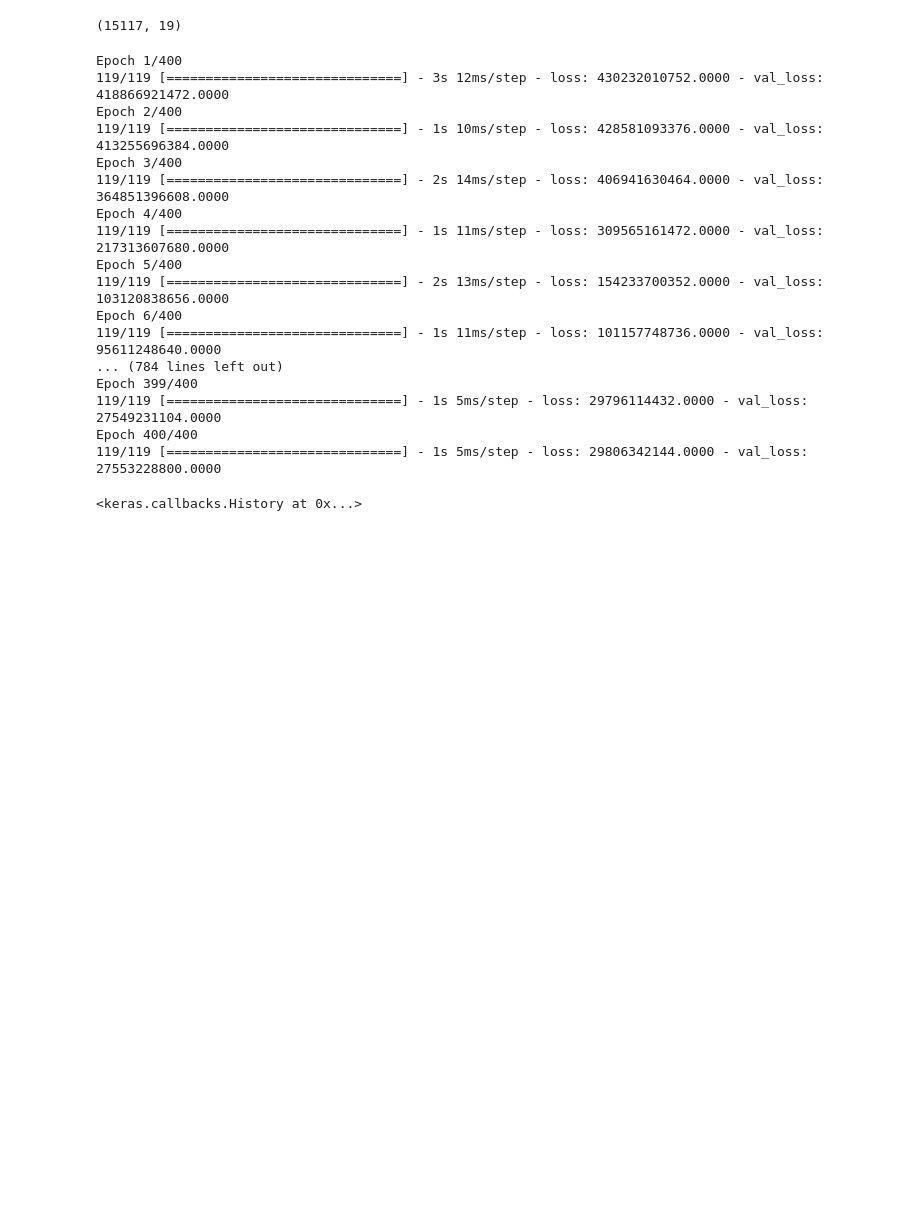
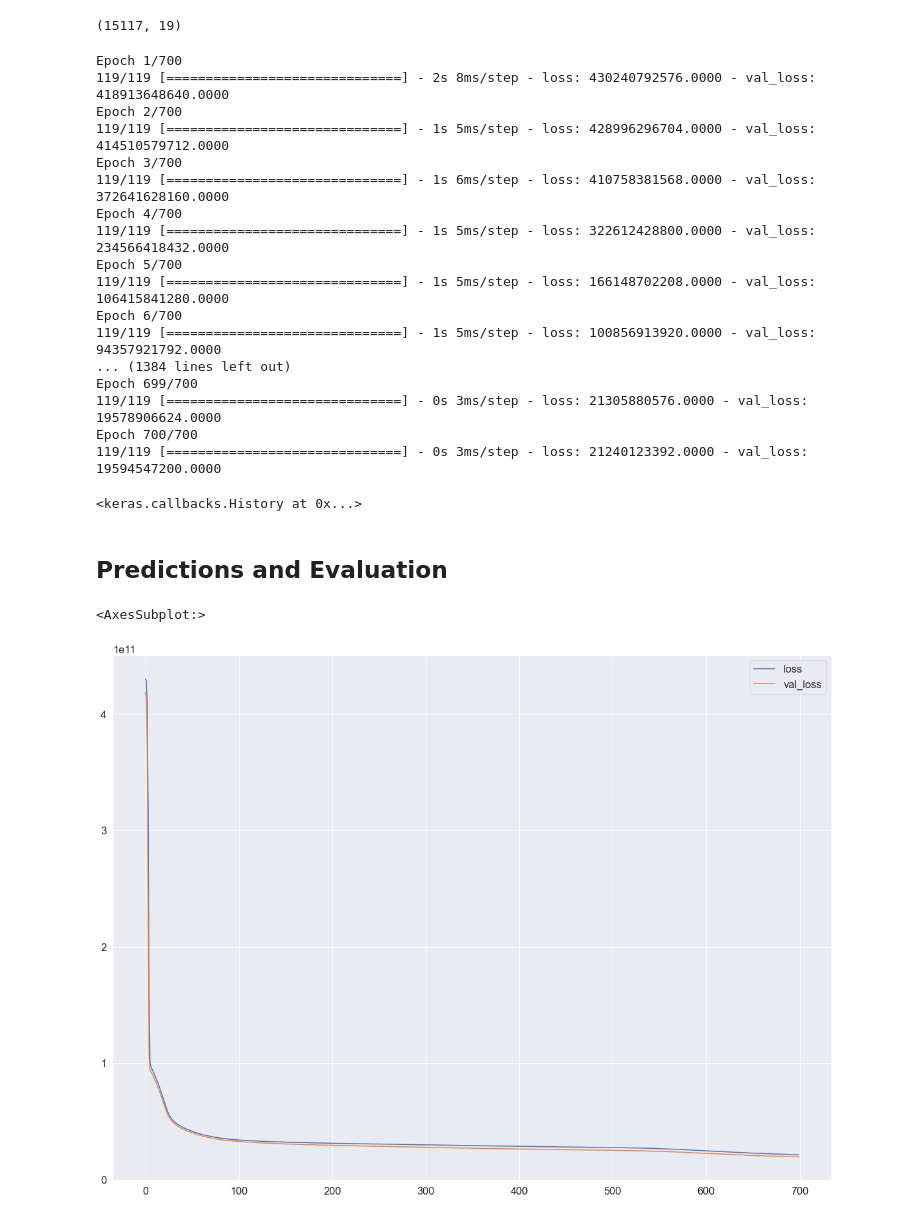
Before and after one commit to Ganesh4693/Tensorflow, a Jupyter notebook: Tensorflow.ipynb, the cells around one changed output. Cells and saved outputs as stored; diff of their text form; code cells hidden in the pictures; blank space fills up the shorter version.

```diff
--- a/Tensorflow.ipynb
+++ b/Tensorflow.ipynb
@@ -385,23 +386,33 @@ model.add(Dense(1))
 
 model.compile(optimizer='adam',loss='mse')
 # %%
-model.fit(x=X_train,y=y_train,validation_data=(X_test,y_test),batch_size=128,epochs=400)
+model.fit(x=X_train,y=y_train,validation_data=(X_test,y_test),batch_size=128,epochs=700)
 # %% [output]
-Epoch 1/400
-119/119 [==============================] - 3s 12ms/step - loss: 430232010752.0000 - val_loss: 418866921472.0000
-Epoch 2/400
-119/119 [==============================] - 1s 10ms/step - loss: 428581093376.0000 - val_loss: 413255696384.0000
-Epoch 3/400
-119/119 [==============================] - 2s 14ms/step - loss: 406941630464.0000 - val_loss: 364851396608.0000
-Epoch 4/400
-119/119 [==============================] - 1s 11ms/step - loss: 309565161472.0000 - val_loss: 217313607680.0000
-Epoch 5/400
-119/119 [==============================] - 2s 13ms/step - loss: 154233700352.0000 - val_loss: 103120838656.0000
-Epoch 6/400
-119/119 [==============================] - 1s 11ms/step - loss: 101157748736.0000 - val_loss: 95611248640.0000
-... (784 lines left out)
-Epoch 399/400
-119/119 [==============================] - 1s 5ms/step - loss: 29796114432.0000 - val_loss: 27549231104.0000
-Epoch 400/400
-119/119 [==============================] - 1s 5ms/step - loss: 29806342144.0000 - val_loss: 27553228800.0000
+Epoch 1/700
+119/119 [==============================] - 2s 8ms/step - loss: 430240792576.0000 - val_loss: 418913648640.0000
+Epoch 2/700
+119/119 [==============================] - 1s 5ms/step - loss: 428996296704.0000 - val_loss: 414510579712.0000
+Epoch 3/700
+119/119 [==============================] - 1s 6ms/step - loss: 410758381568.0000 - val_loss: 372641628160.0000
+Epoch 4/700
+119/119 [==============================] - 1s 5ms/step - loss: 322612428800.0000 - val_loss: 234566418432.0000
+Epoch 5/700
+119/119 [==============================] - 1s 5ms/step - loss: 166148702208.0000 - val_loss: 106415841280.0000
+Epoch 6/700
+119/119 [==============================] - 1s 5ms/step - loss: 100856913920.0000 - val_loss: 94357921792.0000
+... (1384 lines left out)
+Epoch 699/700
+119/119 [==============================] - 0s 3ms/step - loss: 21305880576.0000 - val_loss: 19578906624.0000
+Epoch 700/700
+119/119 [==============================] - 0s 3ms/step - loss: 21240123392.0000 - val_loss: 19594547200.0000
 <keras.callbacks.History at 0x...>
+# %% [markdown]
+## Predictions and Evaluation
+# %%
+losses=pd.DataFrame(model.history.history)
+# %%
+
+losses.plot(figsize=(20,15))
+# %% [output]
+<AxesSubplot:>
+[figure, added]
```
Also changed, not shown: parts of 20 cells of this notebook.
